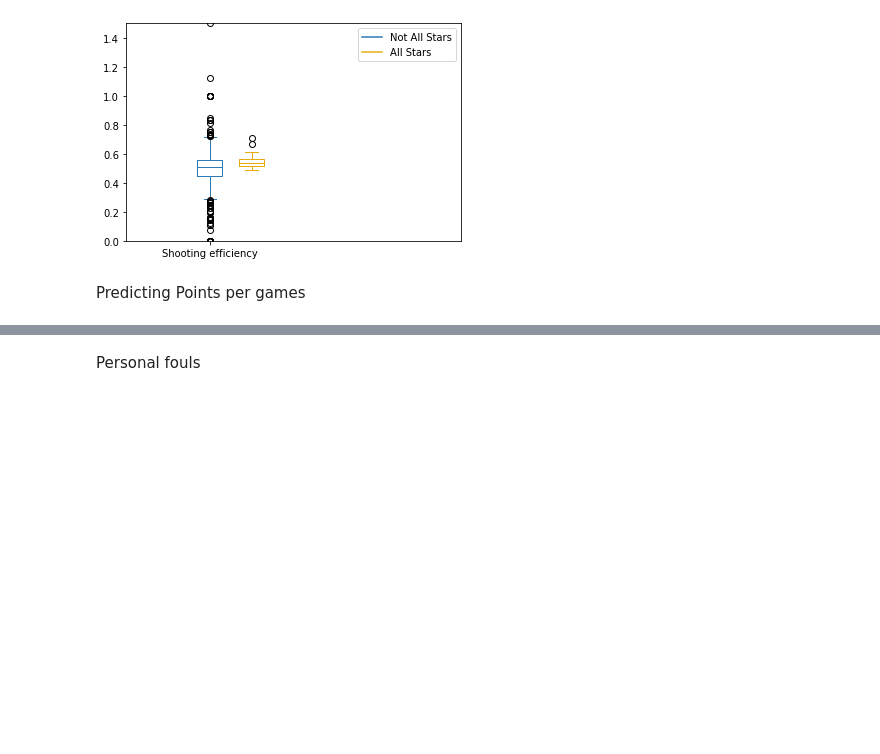
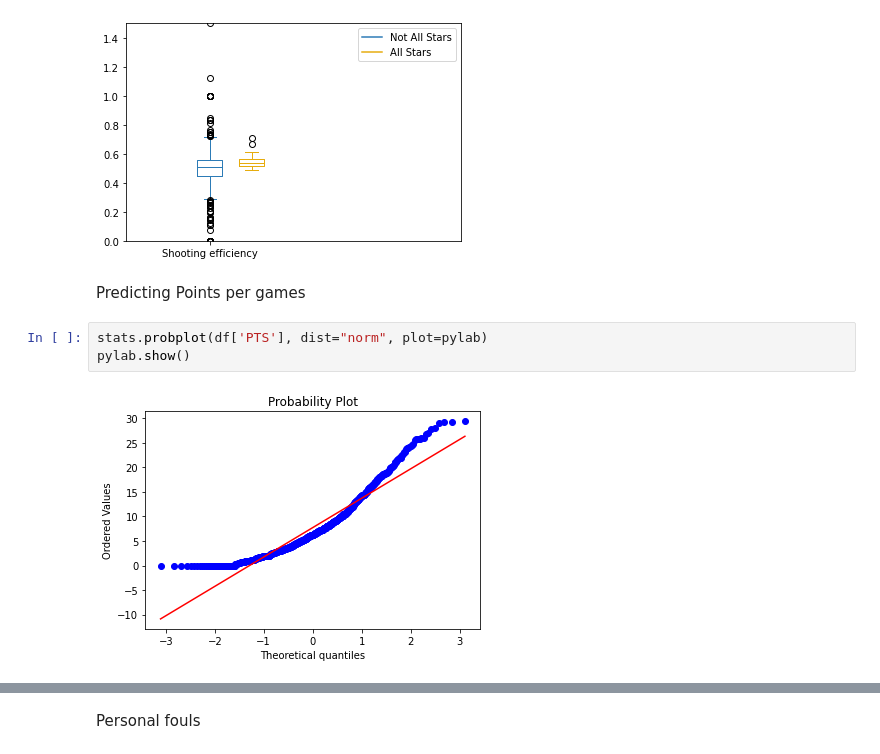
Before and after one commit to MennoCoehoorn/OZNAL, a Jupyter notebook: NBA.ipynb, the cells around one changed output, grey strips where cells are left out. Saved outputs shown, nothing was run; the diff lists cells and outputs as text; blank space fills up the shorter version.

Commit message:
Normal dist analysis

```diff
--- a/NBA.ipynb
+++ b/NBA.ipynb
@@ -526,3 +530,8 @@ plt.ylim(0., 1.5)
 [figure]
 # %% [markdown]
 Predicting Points per games
+# %%
+stats.probplot(df['PTS'], dist="norm", plot=pylab)
+pylab.show()
+# %% [output]
+[figure, added]
```
Also changed, not shown: parts of 21 cells of this notebook.
